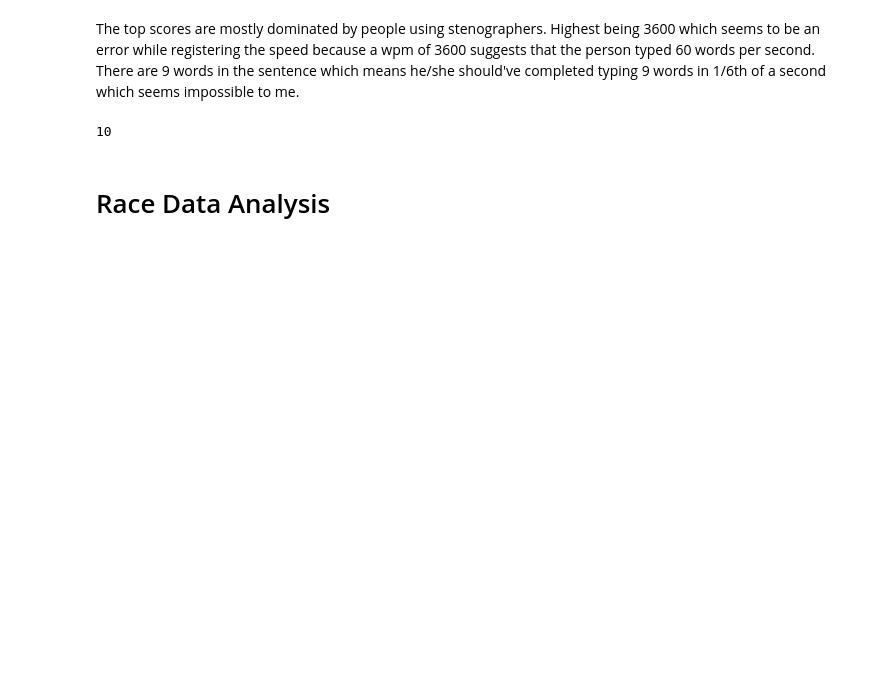
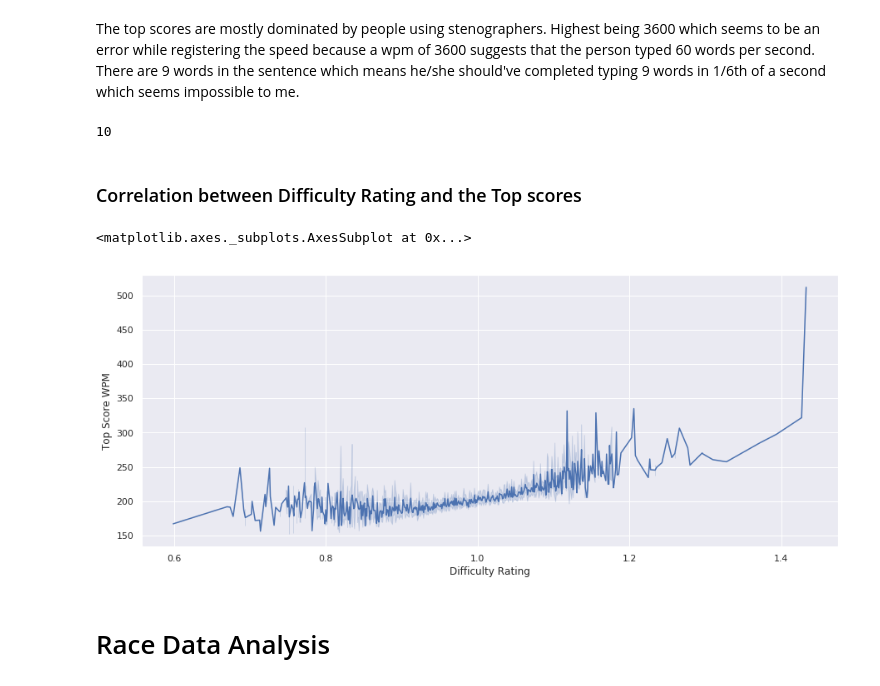
Before and after one commit to nirajpandkar/typeracer-analysis, a Jupyter notebook: text_eda.ipynb, the cells around one changed output. Saved outputs shown, nothing was run; the diff lists cells and outputs as text; code cells hidden in the pictures; blank space fills up the shorter version.

```diff
--- a/text_eda.ipynb
+++ b/text_eda.ipynb
@@ -97,6 +92,17 @@ The top scores are mostly dominated by people using stenographers. Highest being
 df_text.sort_values(by="Top Score WPM", ascending=False)["Text"].values[1].split().__len__()
 # %% [output]
 10
+# %% [markdown]
+### Correlation between Difficulty Rating and the Top scores
+# %%
+# Remove the outlier text with 3600 wpm
+df_text = df_text.drop(df_text[df_text['Top Score WPM'] == 3600].index)
+# %%
+fig, ax = plt.subplots(figsize=(15,6))
+sns.lineplot(ax=ax, x='Difficulty Rating', y='Top Score WPM', data=df_text)
+# %% [output]
+<matplotlib.axes._subplots.AxesSubplot at 0x...>
+[figure, added]
 # %% [markdown]
 # Race Data Analysis
 # %%
```
Also changed, not shown: parts of 31 cells of this notebook.
